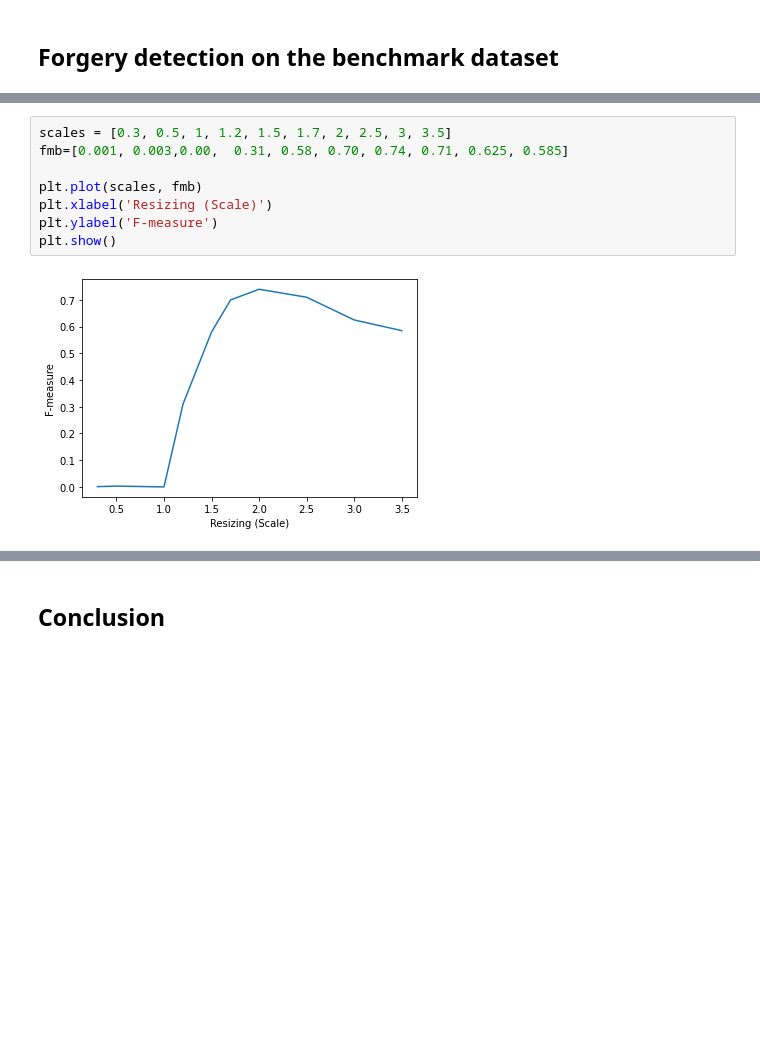
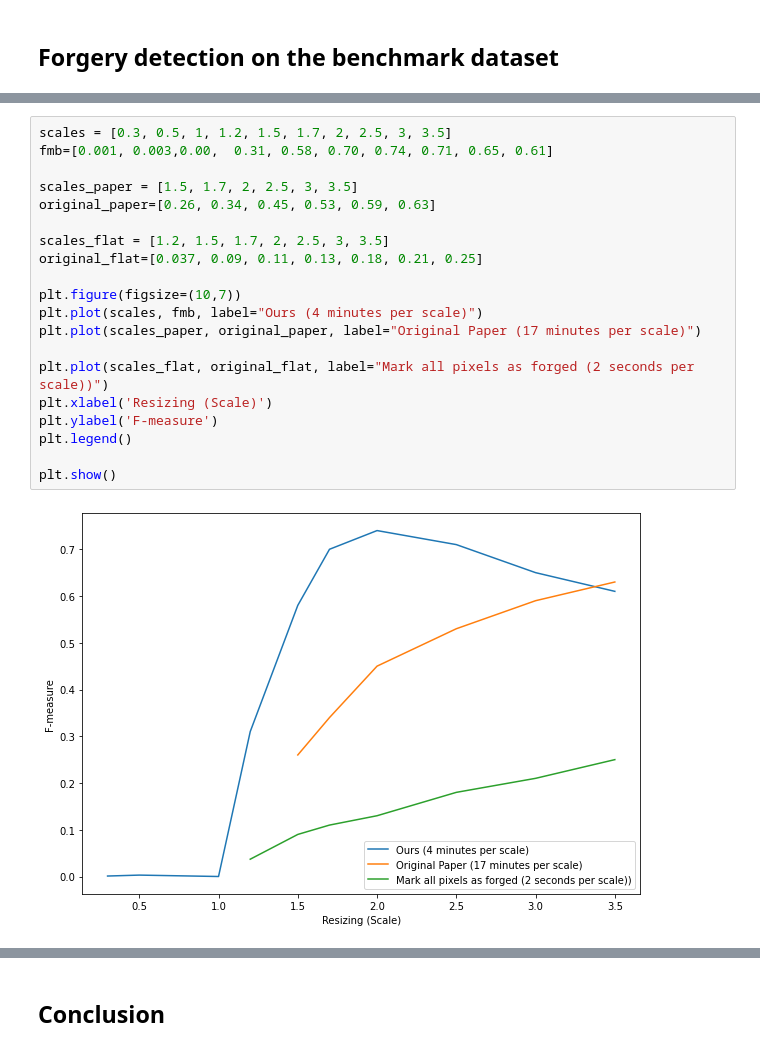
Before and after one commit to nissmar/ForgeryDetection, a Jupyter notebook: rendu_nissim.ipynb, the cells around one changed output, grey strips where cells are left out. Cells and saved outputs as stored; diff of their text form; blank space fills up the shorter version.

```diff
--- a/rendu_nissim.ipynb
+++ b/rendu_nissim.ipynb
@@ -409,11 +405,23 @@ sum(fms)/len(fms)
 # %%
 scales = [0.3, 0.5, 1, 1.2, 1.5, 1.7, 2, 2.5, 3, 3.5]
-fmb=[0.001, 0.003,0.00,  0.31, 0.58, 0.70, 0.74, 0.71, 0.625, 0.585]
+fmb=[0.001, 0.003,0.00,  0.31, 0.58, 0.70, 0.74, 0.71, 0.65, 0.61]
 
-plt.plot(scales, fmb)
+scales_paper = [1.5, 1.7, 2, 2.5, 3, 3.5]
+original_paper=[0.26, 0.34, 0.45, 0.53, 0.59, 0.63]
+
+scales_flat = [1.2, 1.5, 1.7, 2, 2.5, 3, 3.5]
+original_flat=[0.037, 0.09, 0.11, 0.13, 0.18, 0.21, 0.25]
+
+plt.figure(figsize=(10,7))
+plt.plot(scales, fmb, label="Ours (4 minutes per scale)")
+plt.plot(scales_paper, original_paper, label="Original Paper (17 minutes per scale)")
+
+plt.plot(scales_flat, original_flat, label="Mark all pixels as forged (2 seconds per scale))")
 plt.xlabel('Resizing (Scale)')
 plt.ylabel('F-measure')
+plt.legend()
+
 plt.show()
 # %% [output]
-[figure, old version]
+[figure, new version]
 # %% [markdown]
```
Also changed, not shown: parts of 22 cells of this notebook, 6 other files.
